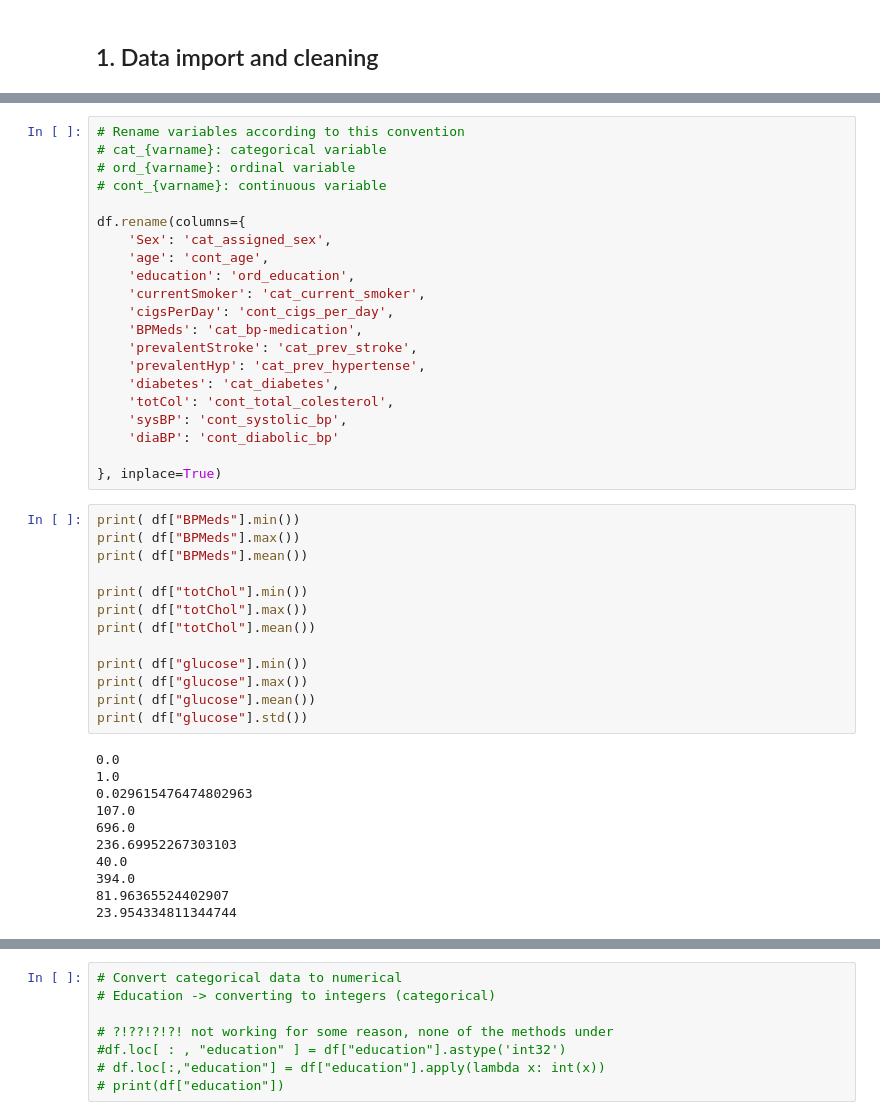
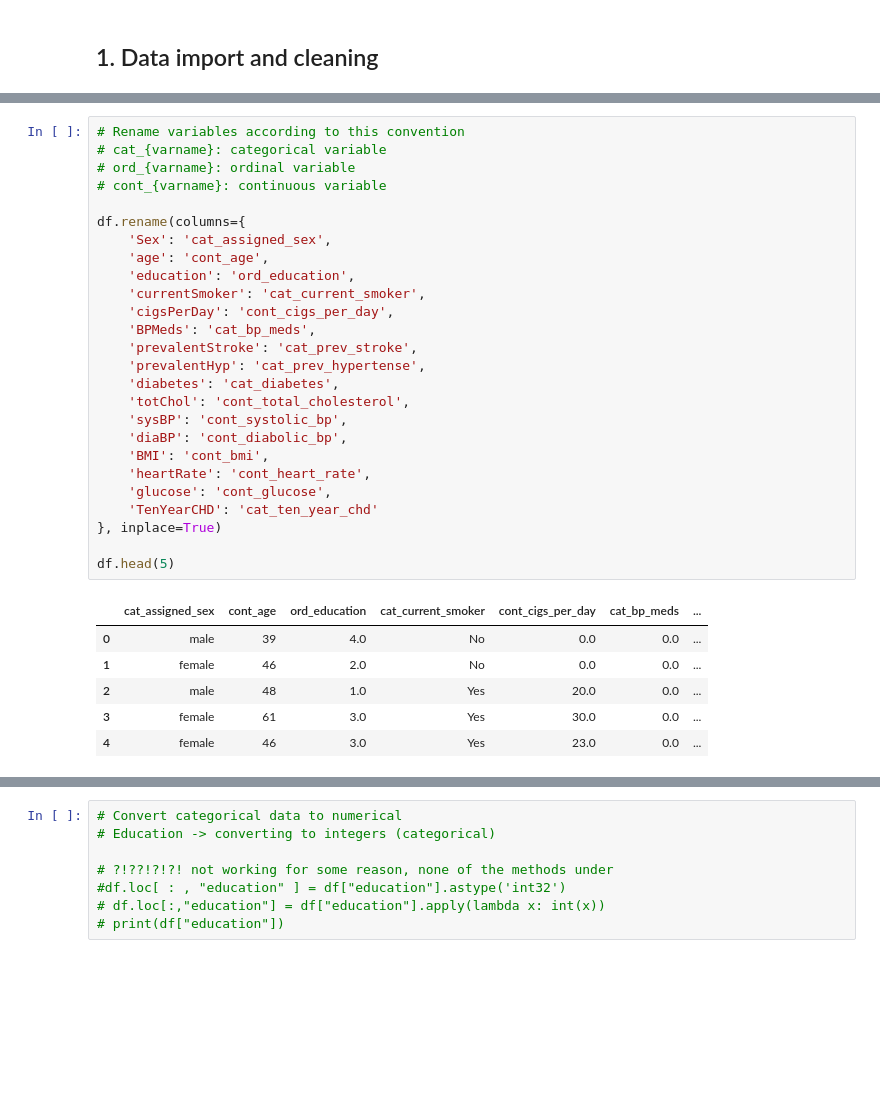
Before and after one commit to eduardotanqueiro/Project1-AAA, a Jupyter notebook: src/note.ipynb, the cells around one changed output, grey strips where cells are left out. Drawn from its saved outputs; the diff is of its cells as text; blank space fills up the shorter version.

```diff
--- a/src/note.ipynb
+++ b/src/note.ipynb
@@ -54,45 +67,33 @@ Error:
 # %%
 # Rename variables according to this convention
 # cat_{varname}: categorical variable
 # ord_{varname}: ordinal variable
 # cont_{varname}: continuous variable
 
 df.rename(columns={
     'Sex': 'cat_assigned_sex',
     'age': 'cont_age',
     'education': 'ord_education',
     'currentSmoker': 'cat_current_smoker',
     'cigsPerDay': 'cont_cigs_per_day',
-    'BPMeds': 'cat_bp-medication',
+    'BPMeds': 'cat_bp_meds',
     'prevalentStroke': 'cat_prev_stroke',
     'prevalentHyp': 'cat_prev_hypertense',
     'diabetes': 'cat_diabetes',
-    'totCol': 'cont_total_colesterol',
+    'totChol': 'cont_total_cholesterol',
     'sysBP': 'cont_systolic_bp',
-    'diaBP': 'cont_diabolic_bp'
+    'diaBP': 'cont_diabolic_bp',
+    'BMI': 'cont_bmi',
+    'heartRate': 'cont_heart_rate',
+    'glucose': 'cont_glucose',
+    'TenYearCHD': 'cat_ten_year_chd'
+}, inplace=True)
 
-}, inplace=True)
+df.head(5)
+# %% [output]
+|  | cat_assigned_sex | cont_age | ord_education | cat_current_smoker | cont_cigs_per_day | cat_bp_meds | ... |
+| 0 | male | 39 | 4.0 | No | 0.0 | 0.0 | ... |
+| 1 | female | 46 | 2.0 | No | 0.0 | 0.0 | ... |
+| 2 | male | 48 | 1.0 | Yes | 20.0 | 0.0 | ... |
+| 3 | female | 61 | 3.0 | Yes | 30.0 | 0.0 | ... |
+| 4 | female | 46 | 3.0 | Yes | 23.0 | 0.0 | ... |
-# %%
-print( df["BPMeds"].min())
-print( df["BPMeds"].max())
-print( df["BPMeds"].mean())
-
-print( df["totChol"].min())
-print( df["totChol"].max())
-print( df["totChol"].mean())
-
-print( df["glucose"].min())
-print( df["glucose"].max())
-print( df["glucose"].mean())
-print( df["glucose"].std())
-# %% [output]
-0.0
-1.0
-0.029615476474802963
-107.0
-696.0
-236.69952267303103
-40.0
-394.0
-81.96365524402907
-23.954334811344744
```
Also changed, not shown: parts of 10 cells of this notebook.
